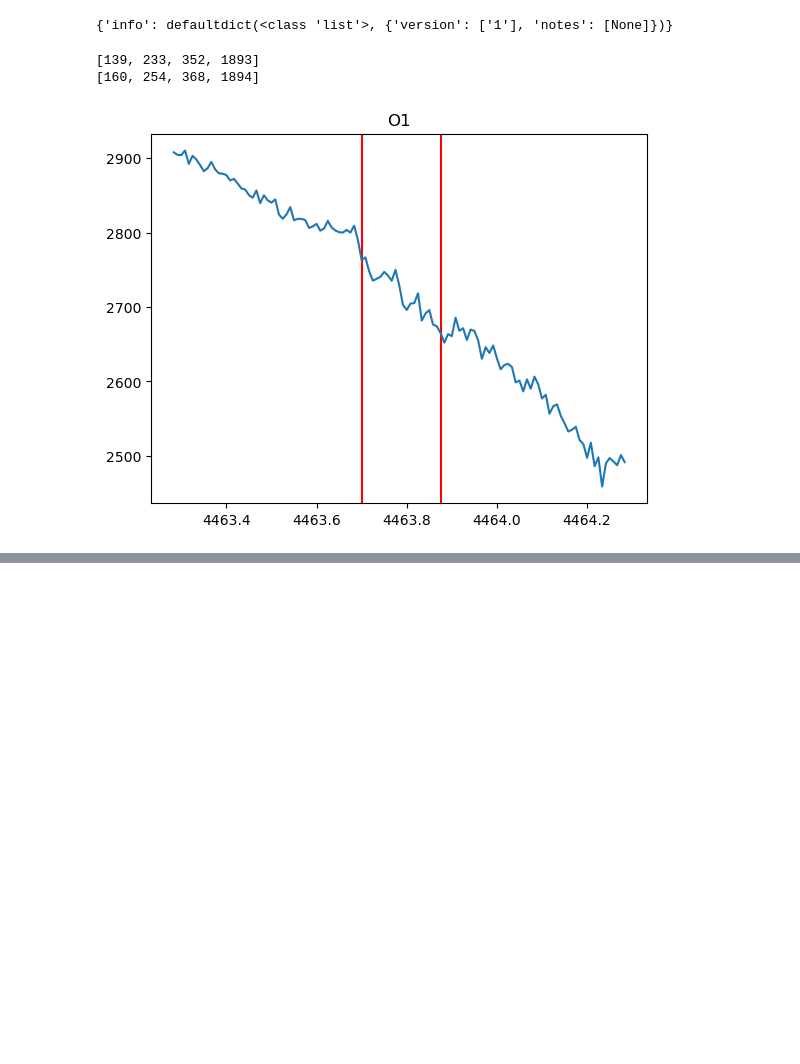
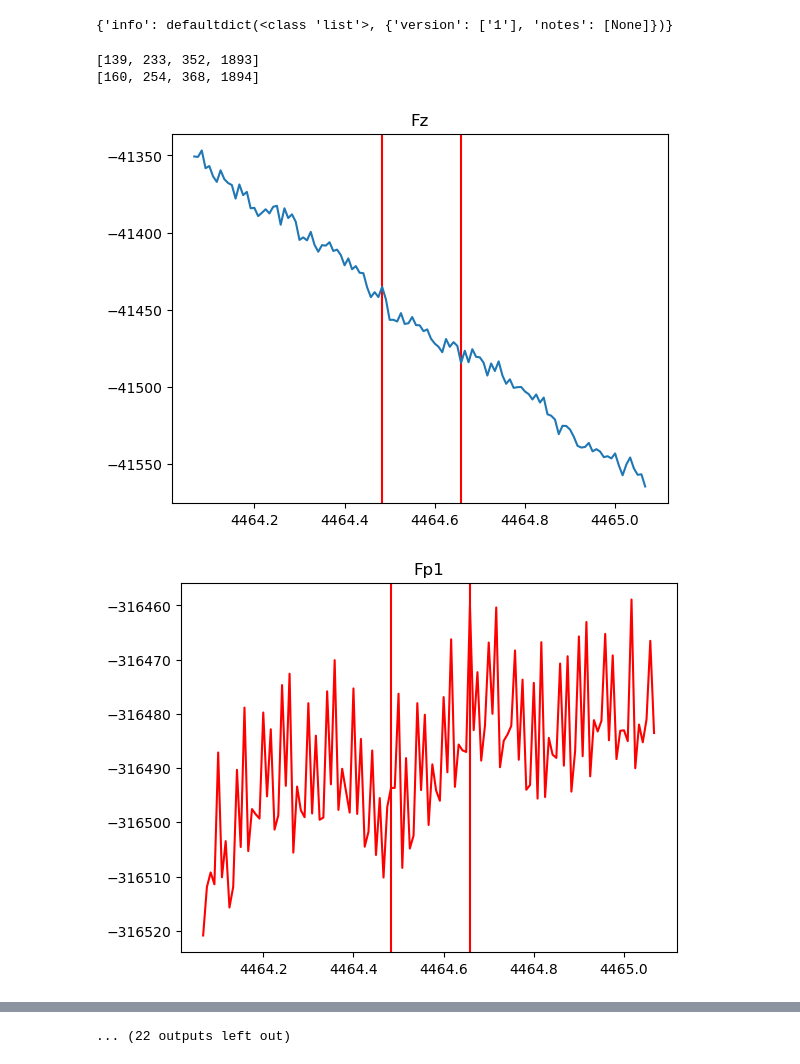
Before and after one commit to Ofplarsen/Bachelor_BCISpeller_Analyses, a Jupyter notebook: jitter/analysis.ipynb, the cells around one changed output, grey strips where cells are left out. Cells and saved outputs as stored; diff of their text form; code cells hidden in the pictures; blank space fills up the shorter version.

Commit message:
Python representation done. Now just need to get actual usable data for perfect synchronization

```diff
--- a/jitter/analysis.ipynb
+++ b/jitter/analysis.ipynb
@@ -57,3 +65,33 @@ def plot_eeg_blink_all():
+# %%
+def plot_eeg_blink_single(stream, start, end,column,rang = 50):
+    y = stream['time_series']
+    df = pd.DataFrame(y)
+    df = df[start - rang:end + rang]
+    df.columns = columns
+    axis = plt.subplot()
+    axis.axvline(stream['time_stamps'][start], color='red')  # y = 0
+    axis.axvline(stream['time_stamps'][end], color='red')
+    axis.plot(stream['time_stamps'][start-rang:end+rang], df[column])
+    axis.set_title(column)
+    plt.show()
+
+def plot_eeg_blink_all(stream, start, end,rang = 50):
+    df = pd.DataFrame(stream['time_series'])
+    df.columns = columns
+    df = df[start - rang:end + rang]
+    index = 0
+    for i in range(32):
+        color = 'blue'
+        index += 1
+        if channels[i] in removed_channels:
+            color = 'red'
+
+        axis = plt.subplot()
+        axis.axvline(stream['time_stamps'][start], color='red')  # y = 0
+        axis.axvline(stream['time_stamps'][end], color='red')
+        axis.plot(stream['time_stamps'][start-rang:end+rang], df[channels[i]], color=color)
+        axis.set_title(channels[i])
+        plt.show()
 # %%
 left_blinks = None
 right_blinks = None
@@ -74,10 +112,14 @@ for s in data:
     both_blink = df_stream.index[df_stream['both_blink'] == 1].tolist()
 # %%
 start, end = get_time_stamps(right_blinks)
+chosen_channel = 'Fz'
 print(start)
 print(end)
-plot_eeg_blink_single(stream, start[0], end[0], 'O1')
+plot_eeg_blink_single(stream, start[1], end[1], chosen_channel, 50)
+plot_eeg_blink_all(stream, start[1], end[1])
+#plot_eeg(stream)
 # %% [output]
 [139, 233, 352, 1893]
 [160, 254, 368, 1894]
-[figure, old version]
+[figure, new version]
+[figure, added]
@@ -83,0 +135 @@ plot_eeg_blink_single(stream, start[0], end[0], 'O1')
+... (22 outputs left out)
```
Also changed, not shown: parts of 2 cells of this notebook.
